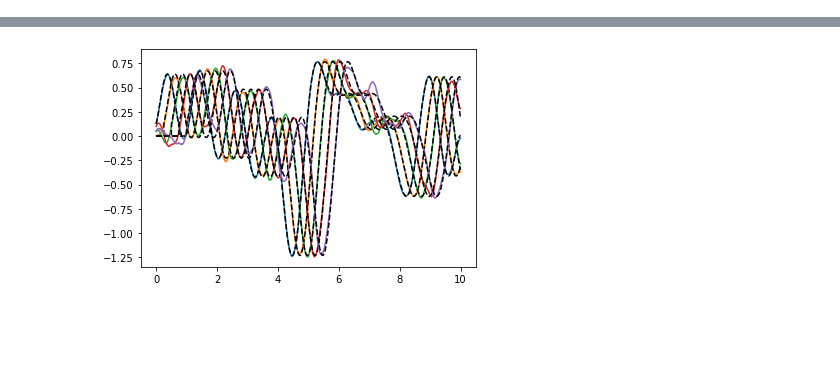
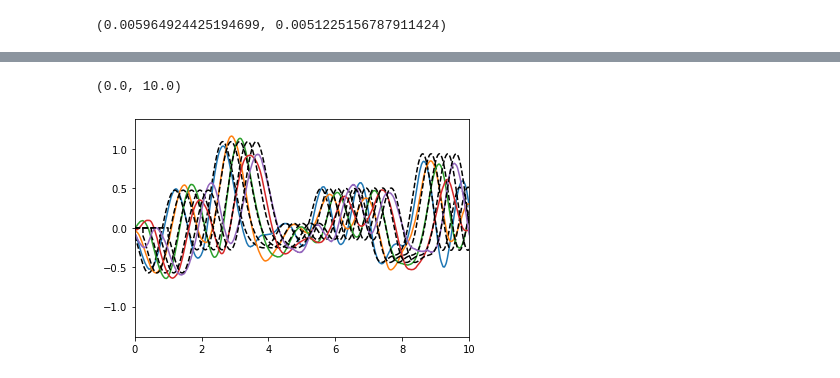
Before and after one commit to astoeckel/phd_thesis, a Jupyter notebook: code/notebooks/04_temporal_tuning/solve_lti_nonlinear_neurons_encoders.ipynb, the cells around one changed output, grey strips where cells are left out. Saved outputs shown, nothing was run; the diff lists cells and outputs as text; code cells hidden in the pictures; blank space fills up the shorter version.

```diff
--- a/code/notebooks/04_temporal_tuning/solve_lti_nonlinear_neurons_encoders.ipynb
+++ b/code/notebooks/04_temporal_tuning/solve_lti_nonlinear_neurons_encoders.ipynb
@@ -43,6 +49,6 @@ W_in, W_rec, errs = temporal_encoder_common.solve_for_recurrent_population_weigh
     [Filters.lowpass(*flt_in) for flt_in in flts_in],
     [Filters.lowpass(*flt_rec) for flt_rec in flts_rec],
     Ms=Ms,
-    N_smpls=100,
+    N_smpls=1000,
     xs_sigma=3.0,
     biased=False,)
@@ -96,10 +55,26 @@ As_flt = nengo.Lowpass(100e-3).filtfilt(As)
+# %%
+np.random.seed(58381)
+W_in_me, W_rec_me, errs_me = temporal_encoder_common.solve_for_recurrent_population_weights_with_spatiotemporal_matrices(
+    G, gains, biases, None, None, MEs,
+    [Filters.lowpass(*flt_in) for flt_in in flts_in],
+    [Filters.lowpass(*flt_rec) for flt_rec in flts_rec],
+    Ms=Ms,
+    N_smpls=1000,
+    xs_sigma=3.0,
+    biased=False,)
+# %%
+np.sqrt(np.mean(np.square(errs))), np.sqrt(np.mean(np.square(errs_me)))
+# %% [output]
+(0.005964924425194699, 0.0051225156787911424)
 # %%
+np.random.seed(498184)
+
 def execute_network(xs,
                     W_in,
                     W_rec,
                     gains,
                     biases,
-                    T=10.0,
+                    T=100.0,
                     dt=1e-3,
                     tau=100e-3):
     N = int(T / dt + 1e-9)
@@ -109,9 +84,9 @@ def execute_network(xs,
     with nengo.Network() as model:
         nd_in = nengo.Node(size_in=n_dims)
         for i in range(n_dims):
-            def mk_sig(i=i):
-                return lambda t: xs[int(t / dt) % N, i]
-            #nd_noise = nengo.Node(mk_sig())
+#            def mk_sig(i=i):
+#                return lambda t: xs[int(t / dt) % N, i]
+#            nd_noise = nengo.Node(mk_sig())
             nd_noise = nengo.Node(nengo.processes.WhiteSignal(period=100.0, high=1.0, y0=0.0, rms=0.5))
             nengo.Connection(nd_noise, nd_in[i], synapse=None)
 
@@ -139,14 +114,16 @@ def execute_network(xs,
 
     return sim.data[p_in], sim.data[p_out]
 
-xs_test, As_test = execute_network(None, W_in, W_rec, gains, biases)
-xs_train, As_train = execute_network(None, W_in, W_rec, gains, biases)
+xs_test, As_test = execute_network(None, W_in_me, W_rec_me, gains, biases)
+xs_train, As_train = execute_network(None, W_in_me, W_rec_me, gains, biases)
 # %% [output]
 [interactive output not drawn]
 [interactive output not drawn]
 [interactive output not drawn]
 [interactive output not drawn]
 # %%
+ts = np.arange(0, xs_train.shape[0]) * 1e-3
+
 xs_train_flt = nengo.Lowpass(100e-3).filtfilt(xs_train)
 As_train_flt = nengo.Lowpass(100e-3).filtfilt(As_train)
 
@@ -155,17 +132,20 @@ As_test_flt = nengo.Lowpass(100e-3).filtfilt(As_test)
 # %%
 def shift(xs, t, dt=1e-3):
     N = xs.shape[0]
     N_shift = int(t / dt)
     return np.concatenate((np.zeros(N_shift), xs))[:N]
 
 fig, ax = plt.subplots()
 
 for theta in np.linspace(0, 1.0, 5):
     xs_train_flt_shift = shift(xs_train_flt[:, 0], theta)
     xs_test_flt_shift = shift(xs_test_flt[:, 0], theta)
     d1 = np.linalg.lstsq(As_train_flt, xs_train_flt_shift, rcond=1e-2)[0]
 
-    ax.plot(ts, As_train_flt @ d1)
-    ax.plot(ts, xs_train_flt_shift, 'k--')
+    ax.plot(ts, As_test_flt @ d1)
+    ax.plot(ts, xs_test_flt_shift, 'k--')
+
+ax.set_xlim(0, 10)
 # %% [output]
+(0.0, 10.0)
-[figure, old version]
+[figure, new version]
```
Also changed, not shown: parts of 11 cells of this notebook, 21 other files.
